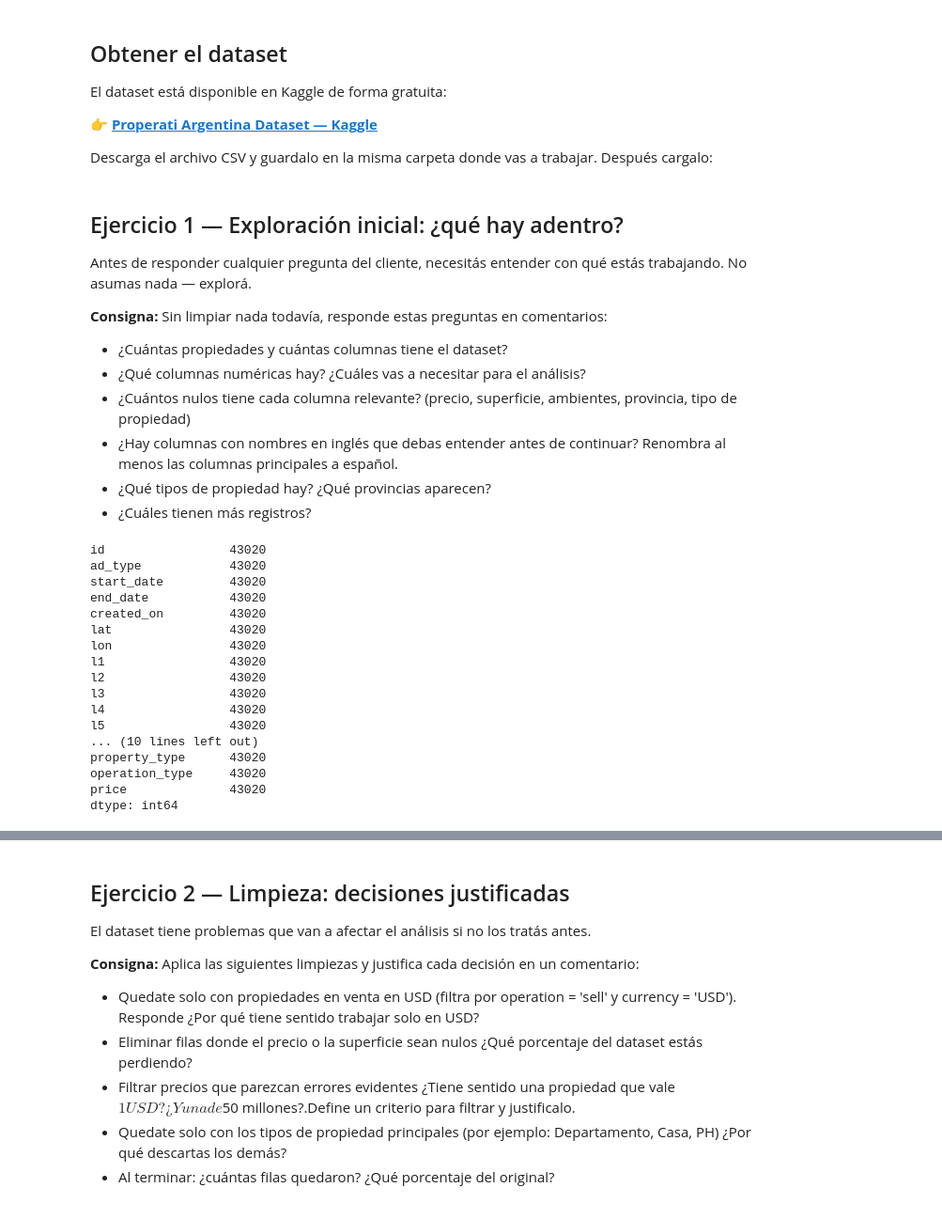
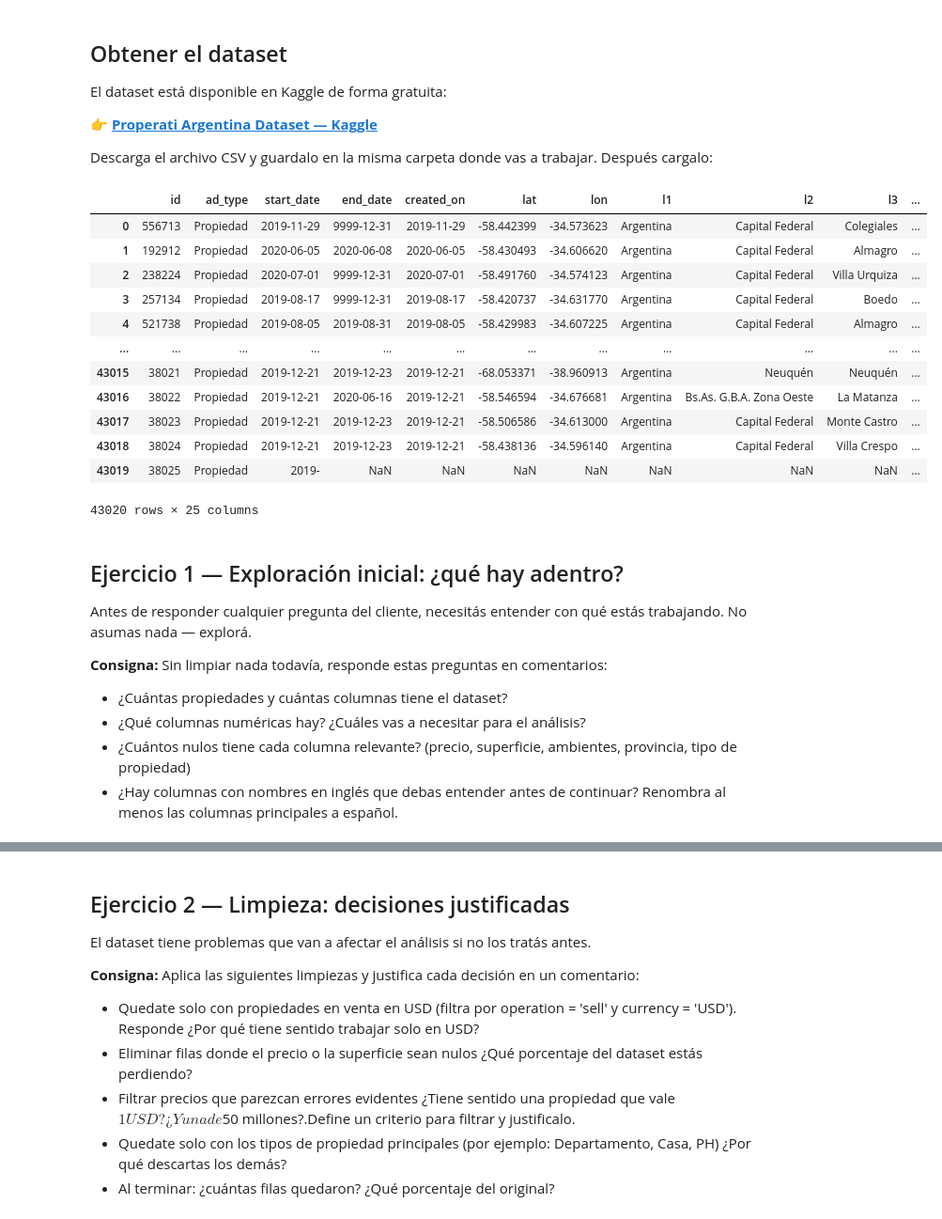
Before and after one commit to danischulday/data-analysis-course, a Jupyter notebook: modulo-3-transformacion/clase-11/practica/notebook.ipynb, the cells around one changed output, grey strips where cells are left out. Shown at 94% size. Drawn from its saved outputs; the diff is of its cells as text; code cells hidden in the pictures.

```diff
--- a/modulo-3-transformacion/clase-11/practica/notebook.ipynb
+++ b/modulo-3-transformacion/clase-11/practica/notebook.ipynb
@@ -73,7 +73,22 @@ Descarga el archivo CSV y guardalo en la misma carpeta donde vas a trabajar. Des
 # %%
 import pandas as pd
 
 df = pd.read_csv("/workspaces/data-analysis-course/modulo-3-transformacion/clase-11/practica/entrenamiento.csv")
+df
+# %% [output]
+|  | id | ad_type | start_date | end_date | created_on | lat | lon | l1 | l2 | l3 | ... |
+| 0 | 556713 | Propiedad | 2019-11-29 | 9999-12-31 | 2019-11-29 | -58.442399 | -34.573623 | Argentina | Capital Federal | Colegiales | ... |
+| 1 | 192912 | Propiedad | 2020-06-05 | 2020-06-08 | 2020-06-05 | -58.430493 | -34.606620 | Argentina | Capital Federal | Almagro | ... |
+| 2 | 238224 | Propiedad | 2020-07-01 | 9999-12-31 | 2020-07-01 | -58.491760 | -34.574123 | Argentina | Capital Federal | Villa Urquiza | ... |
+| 3 | 257134 | Propiedad | 2019-08-17 | 9999-12-31 | 2019-08-17 | -58.420737 | -34.631770 | Argentina | Capital Federal | Boedo | ... |
+| 4 | 521738 | Propiedad | 2019-08-05 | 2019-08-31 | 2019-08-05 | -58.429983 | -34.607225 | Argentina | Capital Federal | Almagro | ... |
+| ... | ... | ... | ... | ... | ... | ... | ... | ... | ... | ... | ... |
+| 43015 | 38021 | Propiedad | 2019-12-21 | 2019-12-23 | 2019-12-21 | -68.053371 | -38.960913 | Argentina | Neuquén | Neuquén | ... |
+| 43016 | 38022 | Propiedad | 2019-12-21 | 2020-06-16 | 2019-12-21 | -58.546594 | -34.676681 | Argentina | Bs.As. G.B.A. Zona Oeste | La Matanza | ... |
+| 43017 | 38023 | Propiedad | 2019-12-21 | 2019-12-23 | 2019-12-21 | -58.506586 | -34.613000 | Argentina | Capital Federal | Monte Castro | ... |
+| 43018 | 38024 | Propiedad | 2019-12-21 | 2019-12-23 | 2019-12-21 | -58.438136 | -34.596140 | Argentina | Capital Federal | Villa Crespo | ... |
+| 43019 | 38025 | Propiedad | 2019- | NaN | NaN | NaN | NaN | NaN | NaN | NaN | ... |
+43020 rows × 25 columns
 # %% [markdown]
 ## Ejercicio 1 — Exploración inicial: ¿qué hay adentro?
 
@@ -85,27 +100,3 @@ Antes de responder cualquier pregunta del cliente, necesitás entender con qué
 - ¿Qué columnas numéricas hay? ¿Cuáles vas a necesitar para el análisis?
 - ¿Cuántos nulos tiene cada columna relevante? (precio, superficie, ambientes, provincia, tipo de propiedad)
 - ¿Hay columnas con nombres en inglés que debas entender antes de continuar? Renombra al menos las columnas principales a español.
-- ¿Qué tipos de propiedad hay? ¿Qué provincias aparecen?
-- ¿Cuáles tienen más registros?
-# %%
-df.shape
-df.dtypes
-df.isnull().count()
-# %% [output]
-id                 43020
-ad_type            43020
-start_date         43020
-end_date           43020
-created_on         43020
-lat                43020
-lon                43020
-l1                 43020
-l2                 43020
-l3                 43020
-l4                 43020
-l5                 43020
-... (10 lines left out)
-property_type      43020
-operation_type     43020
-price              43020
-dtype: int64
```
Also changed, not shown: parts of 5 cells of this notebook.
